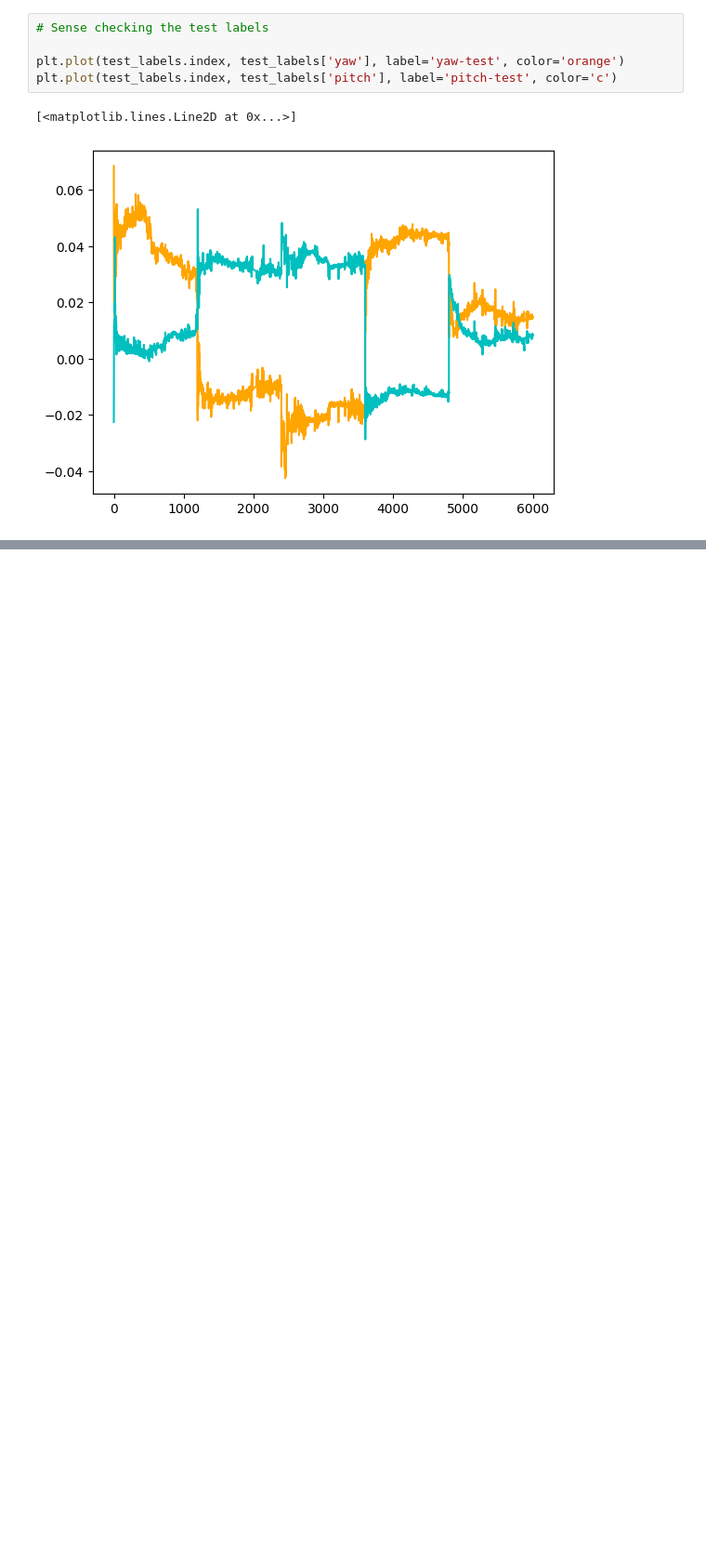
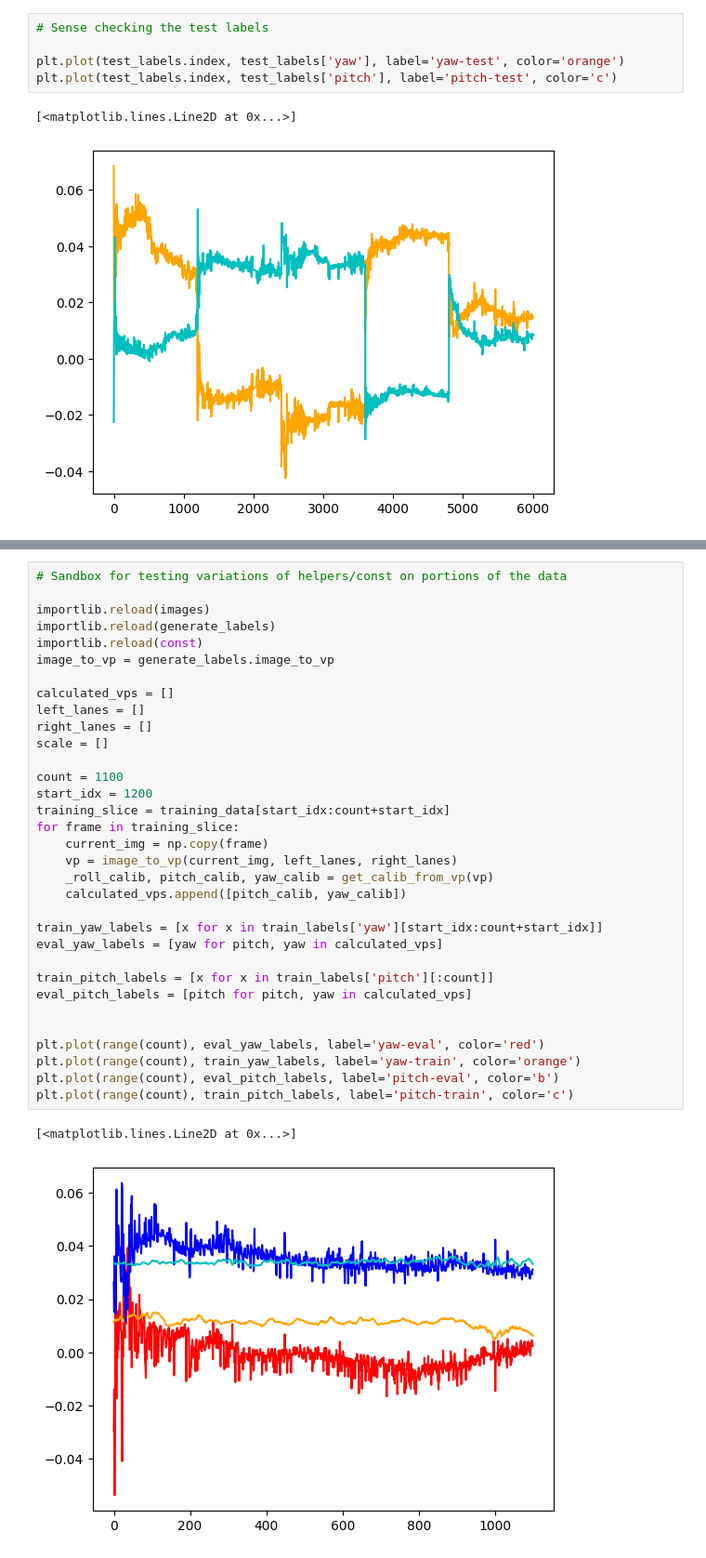
Before and after one commit to connor-henderson/calib_challenge, a Jupyter notebook: eda.ipynb, the cells around one changed output, grey strips where cells are left out. Shown at 93% size. Cells and saved outputs as stored; diff of their text form; blank space fills up the shorter version.

```diff
--- a/eda.ipynb
+++ b/eda.ipynb
@@ -166,0 +175,36 @@ plt.plot(range(count), train_pitch_labels, label='pitch-train', color='c')
+# %%
+# Sandbox for testing variations of helpers/const on portions of the data
+
+importlib.reload(images)
+importlib.reload(generate_labels)
+importlib.reload(const)
+image_to_vp = generate_labels.image_to_vp
+
+calculated_vps = []
+left_lanes = []
+right_lanes = []
+scale = []
+
+count = 1100
+start_idx = 1200
+training_slice = training_data[start_idx:count+start_idx]
+for frame in training_slice:
+    current_img = np.copy(frame)
+    vp = image_to_vp(current_img, left_lanes, right_lanes)
+    _roll_calib, pitch_calib, yaw_calib = get_calib_from_vp(vp)
+    calculated_vps.append([pitch_calib, yaw_calib])
+
+train_yaw_labels = [x for x in train_labels['yaw'][start_idx:count+start_idx]]
+eval_yaw_labels = [yaw for pitch, yaw in calculated_vps]
+
+train_pitch_labels = [x for x in train_labels['pitch'][:count]]
+eval_pitch_labels = [pitch for pitch, yaw in calculated_vps]
+
+
+plt.plot(range(count), eval_yaw_labels, label='yaw-eval', color='red')
+plt.plot(range(count), train_yaw_labels, label='yaw-train', color='orange')
+plt.plot(range(count), eval_pitch_labels, label='pitch-eval', color='b')
+plt.plot(range(count), train_pitch_labels, label='pitch-train', color='c')
+# %% [output]
+[<matplotlib.lines.Line2D at 0x...>]
+[figure, added]
```
Also changed, not shown: parts of 8 cells of this notebook, 2 other files.
